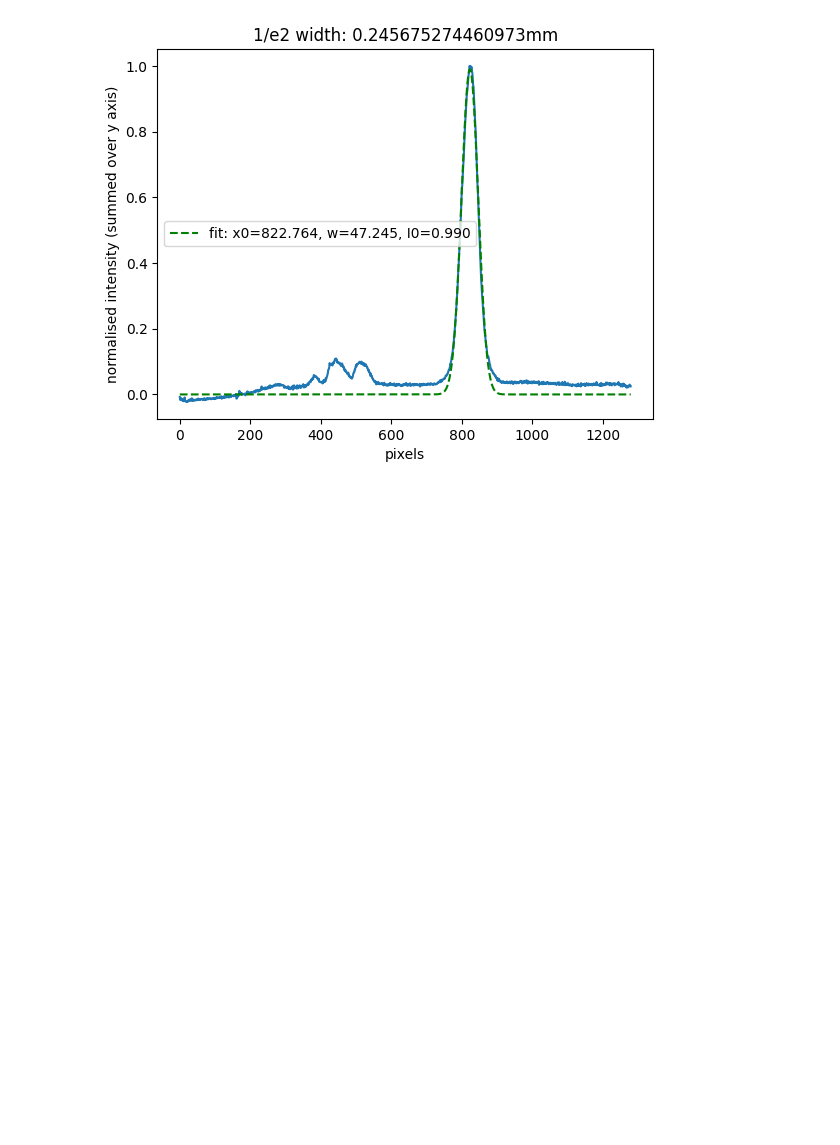
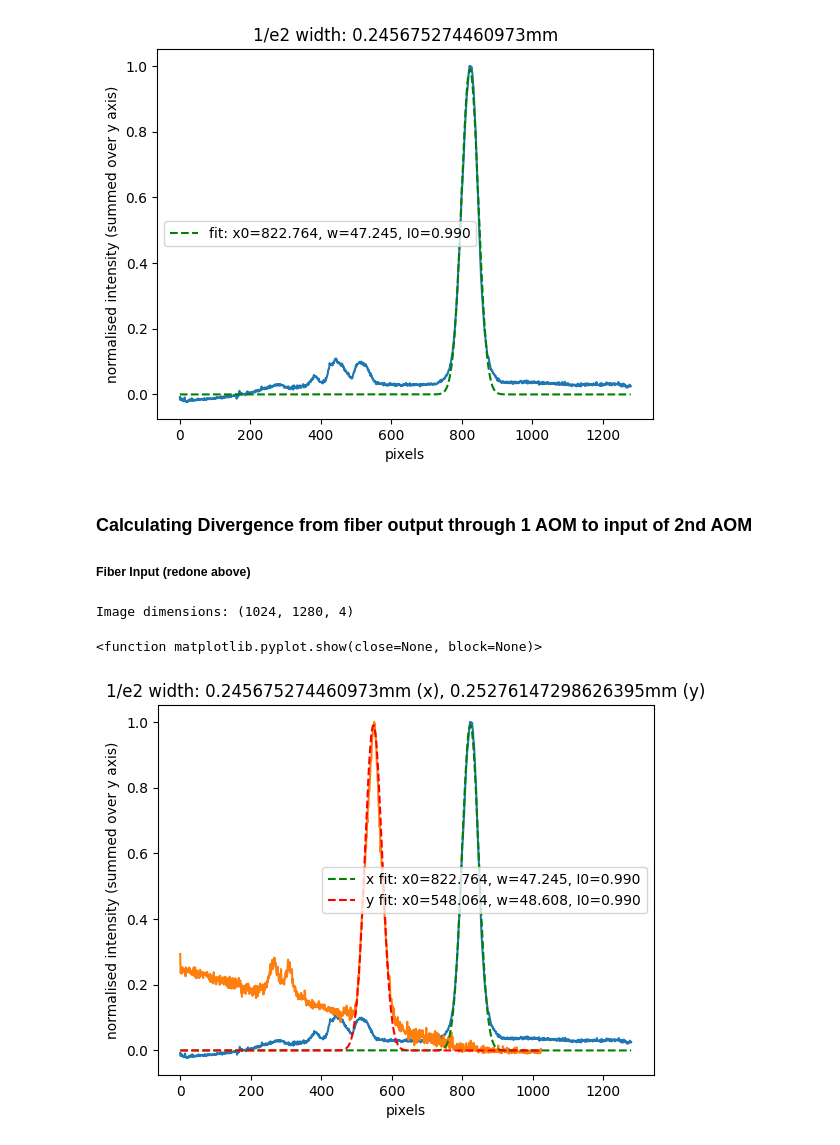
Before and after one commit to holly-faith/UCL2024, a Jupyter notebook: BeamProfilewithCamera.ipynb, the cells around one changed output. Cells and saved outputs as stored; diff of their text form; code cells hidden in the pictures; blank space fills up the shorter version.

```diff
--- a/BeamProfilewithCamera.ipynb
+++ b/BeamProfilewithCamera.ipynb
@@ -45,3 +45,56 @@ plt.show
 # %% [output]
 <function matplotlib.pyplot.show(close=None, block=None)>
 [figure]
+# %% [markdown]
+### Calculating Divergence from fiber output through 1 AOM to input of 2nd AOM
+##### Fiber Input (redone above)
+# %%
+import matplotlib.image as mpimg
+import numpy as np
+import matplotlib.pyplot as plt
+from scipy.optimize import curve_fit
+
+img = mpimg.imread(r"Z:\Beam Profiles with Camera\02-09_Input\image_3.png")
+
+print('Image dimensions:', img.shape)
+
+
+intensity_x = img[:,:,2].sum(axis=0)
+pixel_x = np.arange(intensity_x.shape[0])
+noise_x = np.average(intensity_x[0:300])
+intensity_x = intensity_x-noise_x
+intensity_x = intensity_x/np.max(intensity_x)
+
+plt.plot(pixel_x,intensity_x)
+
+intensity_y = img[:,:,2].sum(axis=1)
+pixel_y = np.arange(intensity_y.shape[0])
+noise_y = np.average(intensity_y[800:1000])
+intensity_y = intensity_y-noise_y
+intensity_y = intensity_y/np.max(intensity_y)
+
+plt.plot(pixel_y,intensity_y)
+
+def Gaussian(x,x0,w,I0):
+    return I0*np.exp( -2*((x-x0)**2)/(w**2) )
+
+popt_x, pcov_x = curve_fit(Gaussian, pixel_x, intensity_x, bounds=([700,0,0.99],[900,100,1]))
+popt_y, pcov_y = curve_fit(Gaussian, pixel_y, intensity_y, bounds=([400,0,0.99],[700,100,1]))
+
+plt.plot(pixel_x, Gaussian(pixel_x, *popt_x), 'g--',
+         label='x fit: x0=%5.3f, w=%5.3f, I0=%5.3f' % tuple(popt_x))
+plt.plot(pixel_y, Gaussian(pixel_y, *popt_y), 'r--',
+         label='y fit: x0=%5.3f, w=%5.3f, I0=%5.3f' % tuple(popt_y))
+plt.legend()
+plt.xlabel('pixels')
+plt.ylabel('normalised intensity (summed over y axis)')
+pixel_length = 5.2e-3 # mm
+pixel_length = 5.2e-3 # mm
+w_e2_x = pixel_length*popt_x[1]
+w_e2_y = pixel_length*popt_y[1]
+plt.title('1/e2 width: {}mm (x), {}mm (y)'.format(w_e2_x, w_e2_y))
+plt.show
+# %% [output]
+Image dimensions: (1024, 1280, 4)
+<function matplotlib.pyplot.show(close=None, block=None)>
+[figure, added]
```
Also changed, not shown: parts of 10 cells of this notebook, 3 other files.
